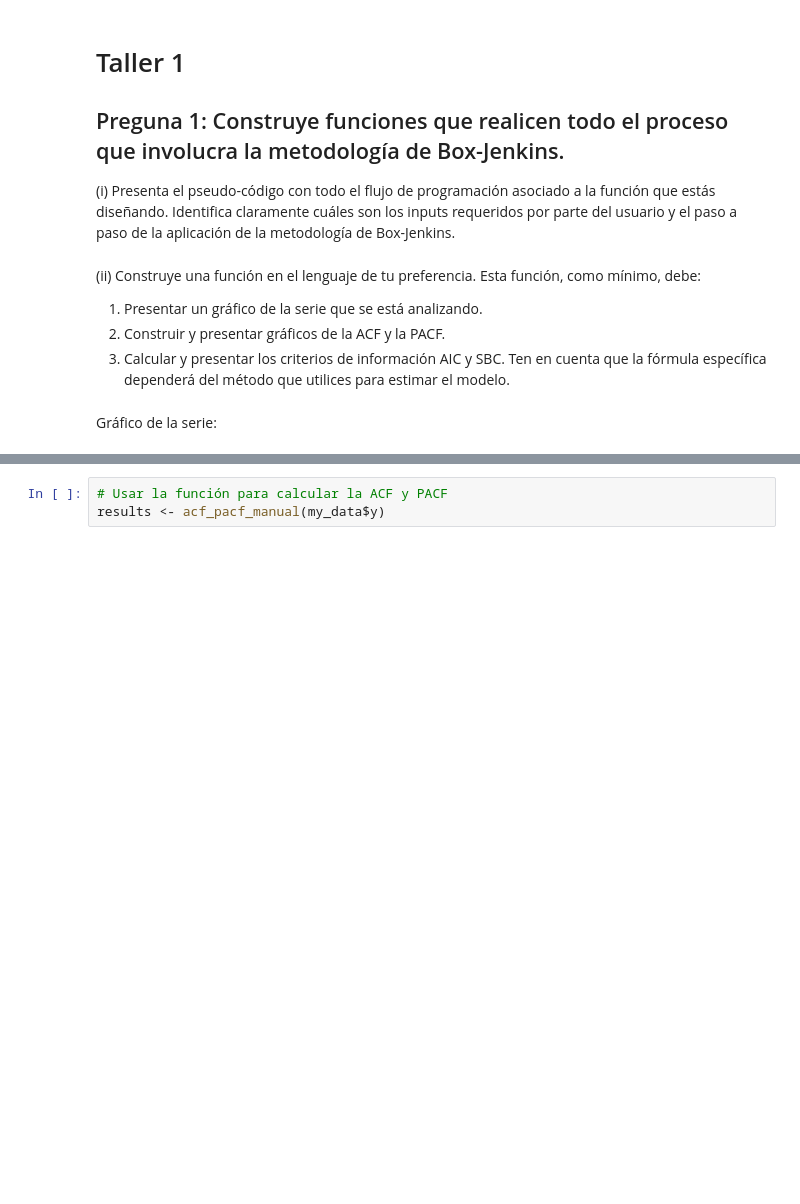
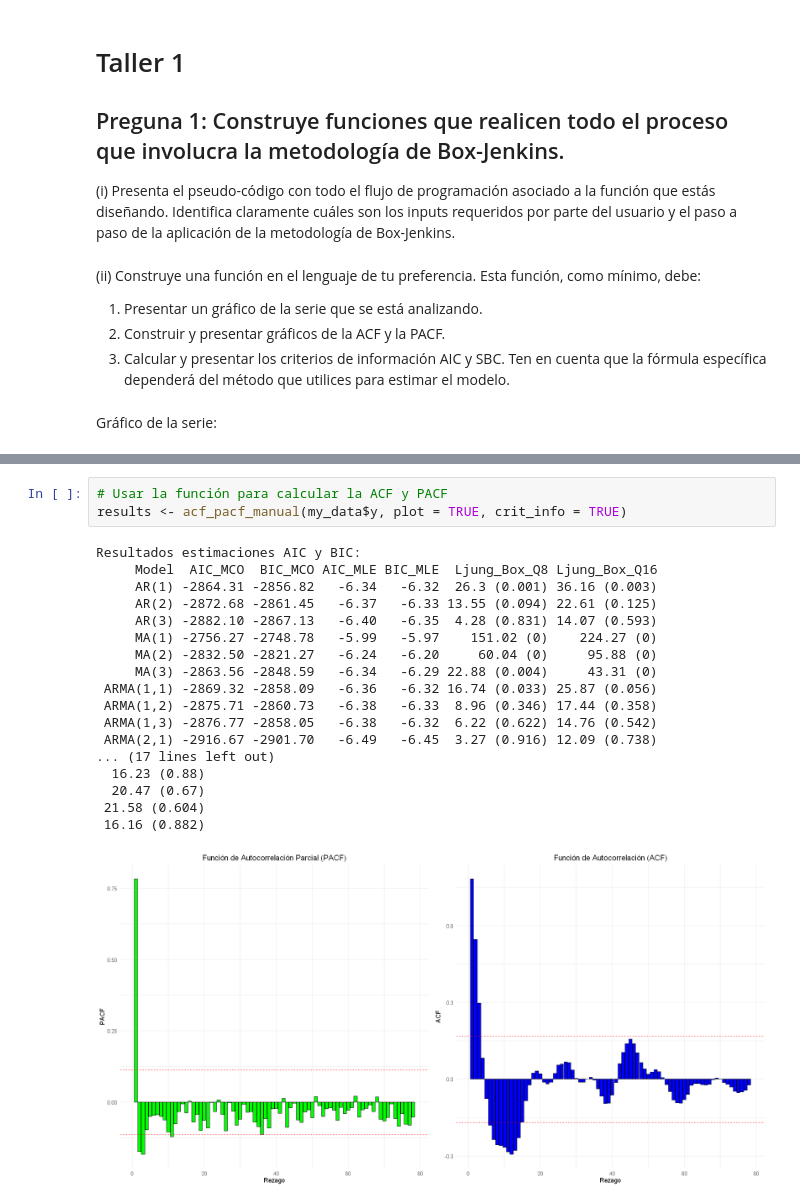
Before and after one commit to SaraBrborich/box-jenkins-Taller1, a Jupyter notebook: Taller1_Sol.ipynb, the cells around one changed output, grey strips where cells are left out. Saved outputs shown, nothing was run; the diff lists cells and outputs as text; blank space fills up the shorter version.

```diff
--- a/Taller1_Sol.ipynb
+++ b/Taller1_Sol.ipynb
@@ -520,7 +475,26 @@ acf_pacf_manual <- function(series) {
 }
 # %%
 # Usar la función para calcular la ACF y PACF
-results <- acf_pacf_manual(my_data$y)
+results <- acf_pacf_manual(my_data$y, plot = TRUE, crit_info = TRUE)
+# %% [output]
+Resultados estimaciones AIC y BIC:
+     Model  AIC_MCO  BIC_MCO AIC_MLE BIC_MLE  Ljung_Box_Q8 Ljung_Box_Q16
+     AR(1) -2864.31 -2856.82   -6.34   -6.32  26.3 (0.001) 36.16 (0.003)
+     AR(2) -2872.68 -2861.45   -6.37   -6.33 13.55 (0.094) 22.61 (0.125)
+     AR(3) -2882.10 -2867.13   -6.40   -6.35  4.28 (0.831) 14.07 (0.593)
+     MA(1) -2756.27 -2748.78   -5.99   -5.97    151.02 (0)    224.27 (0)
+     MA(2) -2832.50 -2821.27   -6.24   -6.20     60.04 (0)     95.88 (0)
+     MA(3) -2863.56 -2848.59   -6.34   -6.29 22.88 (0.004)     43.31 (0)
+ ARMA(1,1) -2869.32 -2858.09   -6.36   -6.32 16.74 (0.033) 25.87 (0.056)
+ ARMA(1,2) -2875.71 -2860.73   -6.38   -6.33  8.96 (0.346) 17.44 (0.358)
+ ARMA(1,3) -2876.77 -2858.05   -6.38   -6.32  6.22 (0.622) 14.76 (0.542)
+ ARMA(2,1) -2916.67 -2901.70   -6.49   -6.45  3.27 (0.916) 12.09 (0.738)
+... (17 lines left out)
+  16.23 (0.88)
+  20.47 (0.67)
+ 21.58 (0.604)
+ 16.16 (0.882)
+[figure, added]
 # %%
 # Comparar con estimaciones de paquetes de R
 
```
Also changed, not shown: parts of 8 cells of this notebook, 1 other file.
